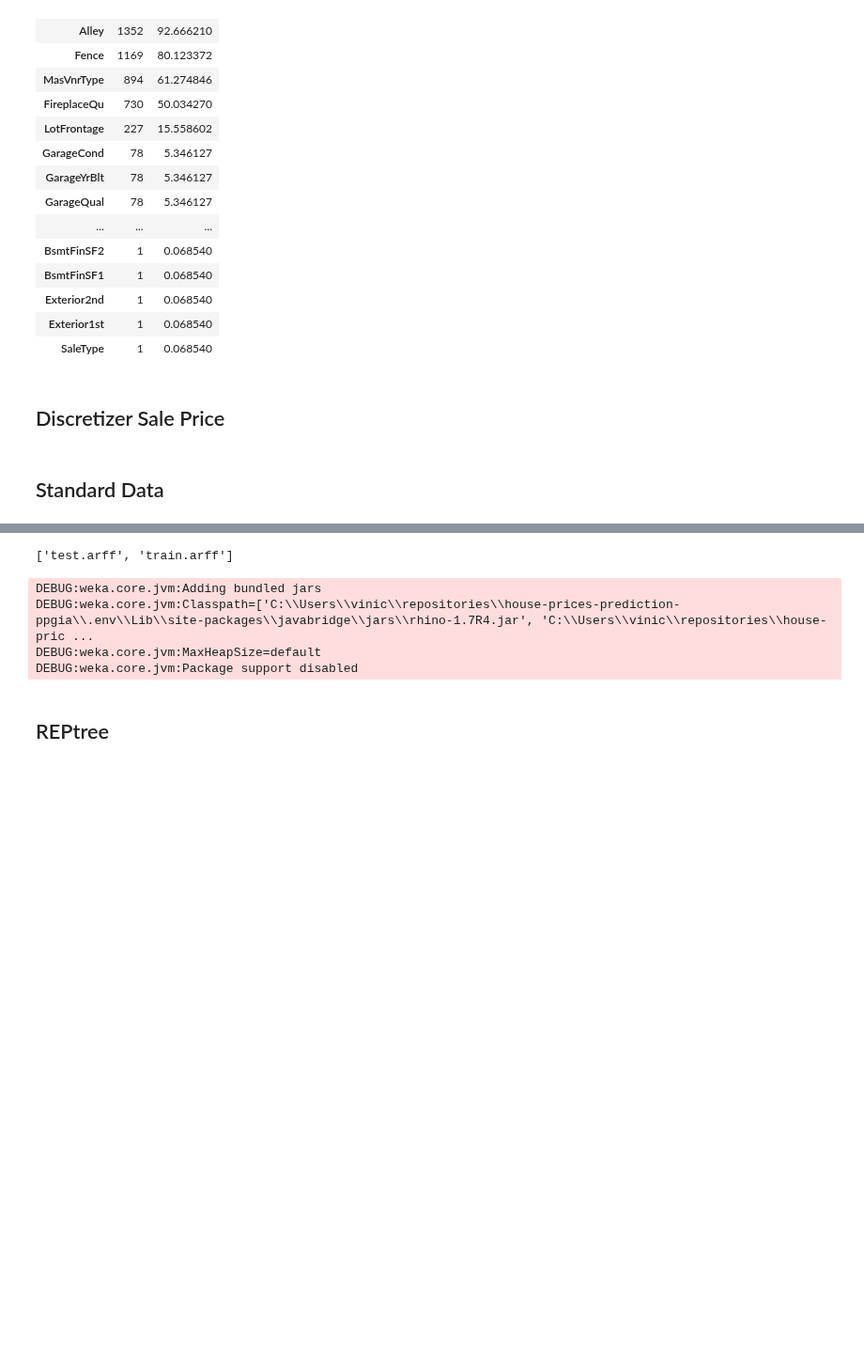
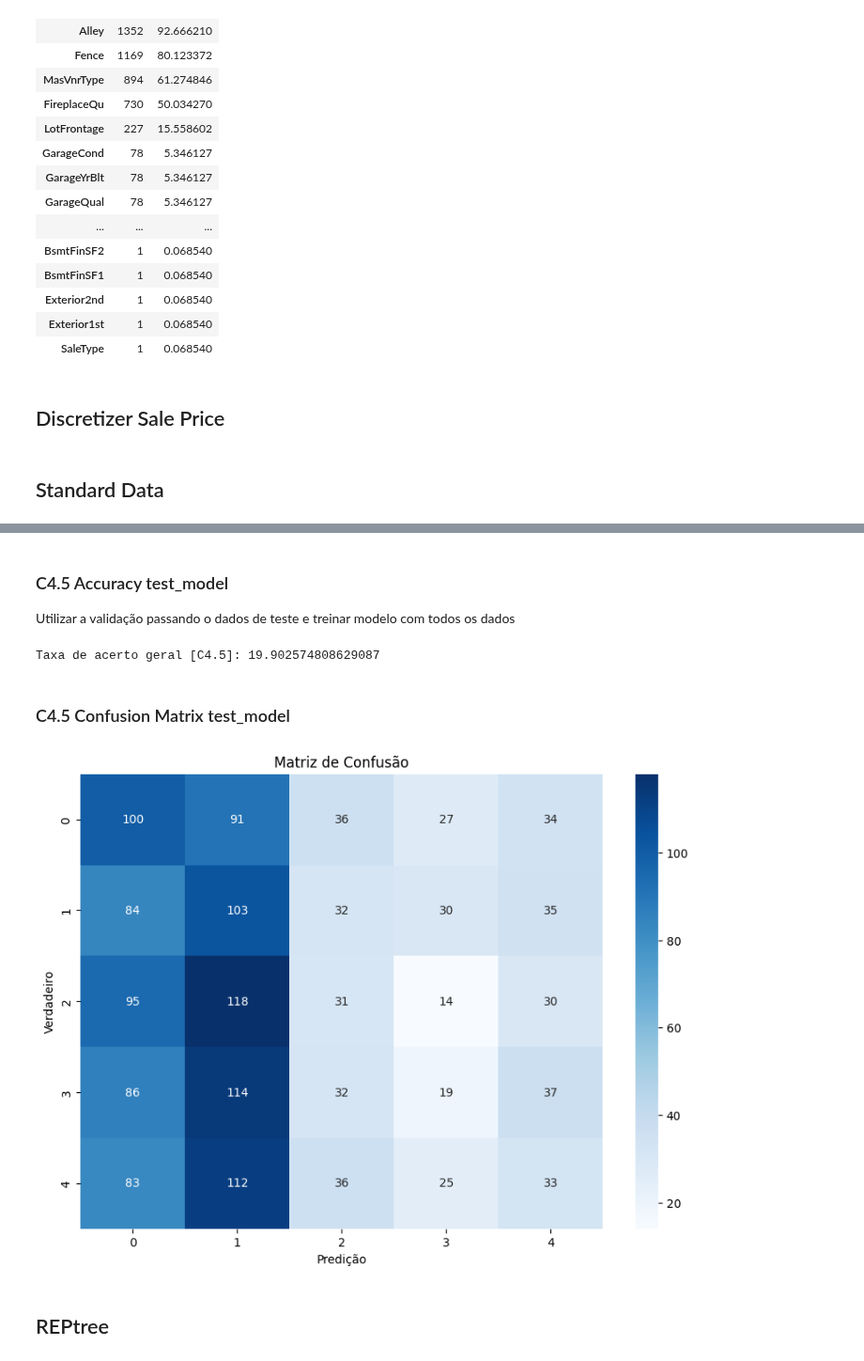
Before and after one commit to viniciusparede/house-prices-prediction-ppgia, a Jupyter notebook: notebooks/classification.ipynb, the cells around one changed output, grey strips where cells are left out. Shown at 94% size. Cells and saved outputs as stored; diff of their text form; code cells hidden in the pictures; blank space fills up the shorter version.

```diff
--- a/notebooks/classification.ipynb
+++ b/notebooks/classification.ipynb
@@ -515,20 +515,0 @@ plt.show()
-# %%
-# Diretório do repositório git
-git_dir = get_git_root(os.getcwd())
-
-# Diretório de arquivos de dados
-data_dir = os.path.join(git_dir, "data")
-
-# Definir o diretório onde os arquivos estão localizados
-dir = data_dir
-
-# Iterar sobre os arquivos no diretório e verificar se a extensão é .arff
-arquivos_arff = []
-for arquivo in os.listdir(dir):
-    if arquivo.endswith(".arff"):
-        arquivos_arff.append(arquivo)
-
-# Exibir os arquivos encontrados
-print(arquivos_arff)
-# %% [output]
-['test.arff', 'train.arff']
@@ -540,26 +516,39 @@ if not len(arquivos_arff) == 2:
-# %%
-# Inicializar JVM
-jvm.start()
-
-# Diretório do repositório git
-git_dir = get_git_root(os.getcwd())
-
-# Diretório de arquivos de saída
-data_dir = os.path.join(git_dir, "data")
-
-# Carregar o conjunto de dados
-loader = Loader("weka.core.converters.ArffLoader")
-train_data = loader.load_file(os.path.join(data_dir, "train.arff"))
-test_data = loader.load_file(os.path.join(data_dir, "test.arff"))
-
-# usado para informar ao Weka que a classe é a última coluna do conjunto de dados
-train_data.class_is_last()
-test_data.class_is_last()
-# %% [output]
-DEBUG:weka.core.jvm:Adding bundled jars
-DEBUG:weka.core.jvm:Classpath=['C:\\Users\\vinic\\repositories\\house-prices-prediction-ppgia\\.env\\Lib\\site-packages\\javabridge\\jars\\rhino-1.7R4.jar', 'C:\\Users\\vinic\\repositories\\house-pric ...
-DEBUG:weka.core.jvm:MaxHeapSize=default
-DEBUG:weka.core.jvm:Package support disabled
+# %% [markdown]
+### C4.5 Accuracy test_model
+Utilizar a validação passando o dados de teste e treinar modelo com todos os dados
+# %%
+evaluation = Evaluation(test_data)
+evaluation.test_model(c45, test_data)
+
+# Imprimir a taxa de acerto geral do modelo
+print("Taxa de acerto geral [C4.5]:", evaluation.percent_correct)
+# %% [output]
+Taxa de acerto geral [C4.5]: 19.902574808629087
+# %% [markdown]
+### C4.5 Confusion Matrix test_model
+# %%
+# Obter as previsões do modelo para o conjunto de teste
+c45_predictions = evaluation.predictions
+
+# Retonar o dataframe
+c45_predictions_df = evaluation_to_dataframe(c45_predictions)
+
+c45_predictions_df.dropna(inplace=True)
+
+# Gerar matriz de confusão
+conf_matrix = confusion_matrix(
+    c45_predictions_df["actual"], c45_predictions_df["predicted"]
+)
+
+# Criar um gráfico de heatmap com a matriz de confusão
+plt.figure(figsize=(10, 7))
+sns.heatmap(conf_matrix, annot=True, fmt="g", cmap="Blues")
+plt.xlabel("Predição")
+plt.ylabel("Verdadeiro")
+plt.title("Matriz de Confusão")
+plt.show()
+# %% [output]
+[figure, added]
 # %% [markdown]
 ## REPtree
 # %%
```
Also changed, not shown: parts of 52 cells of this notebook, 5 other files.
